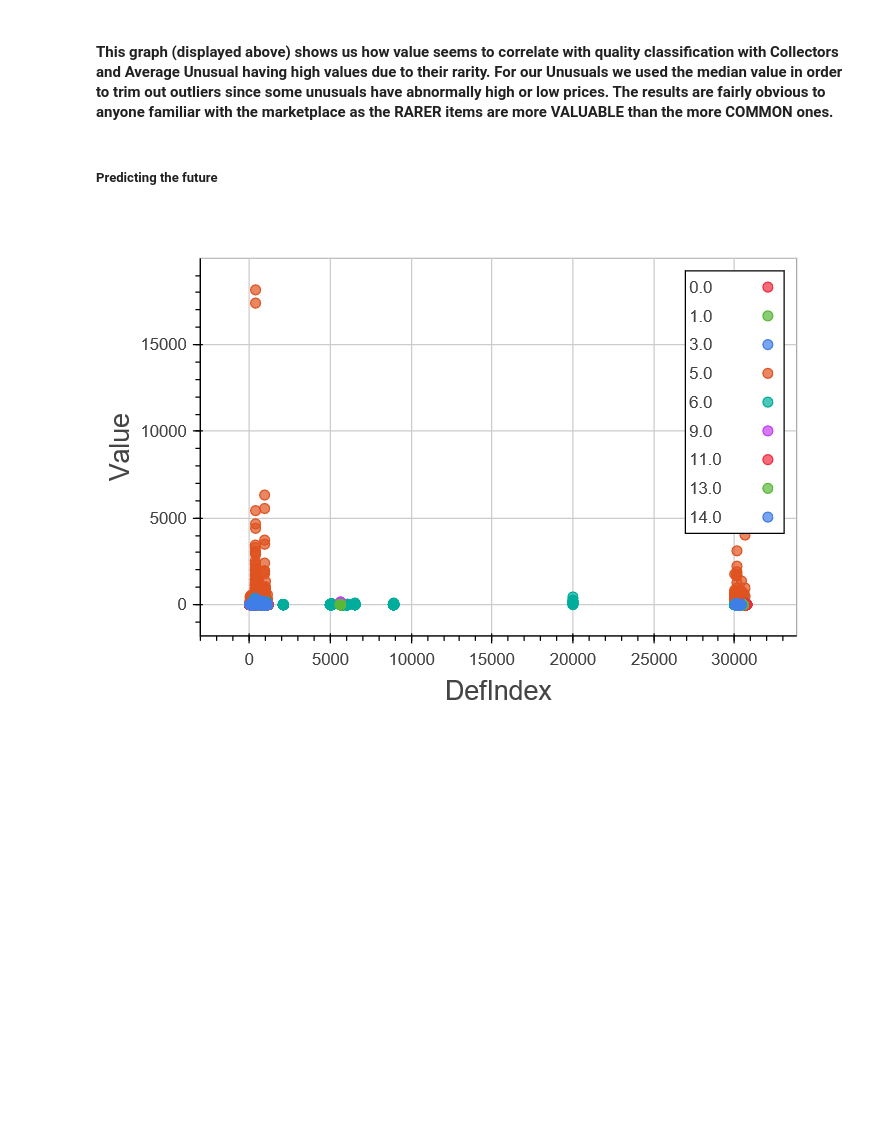
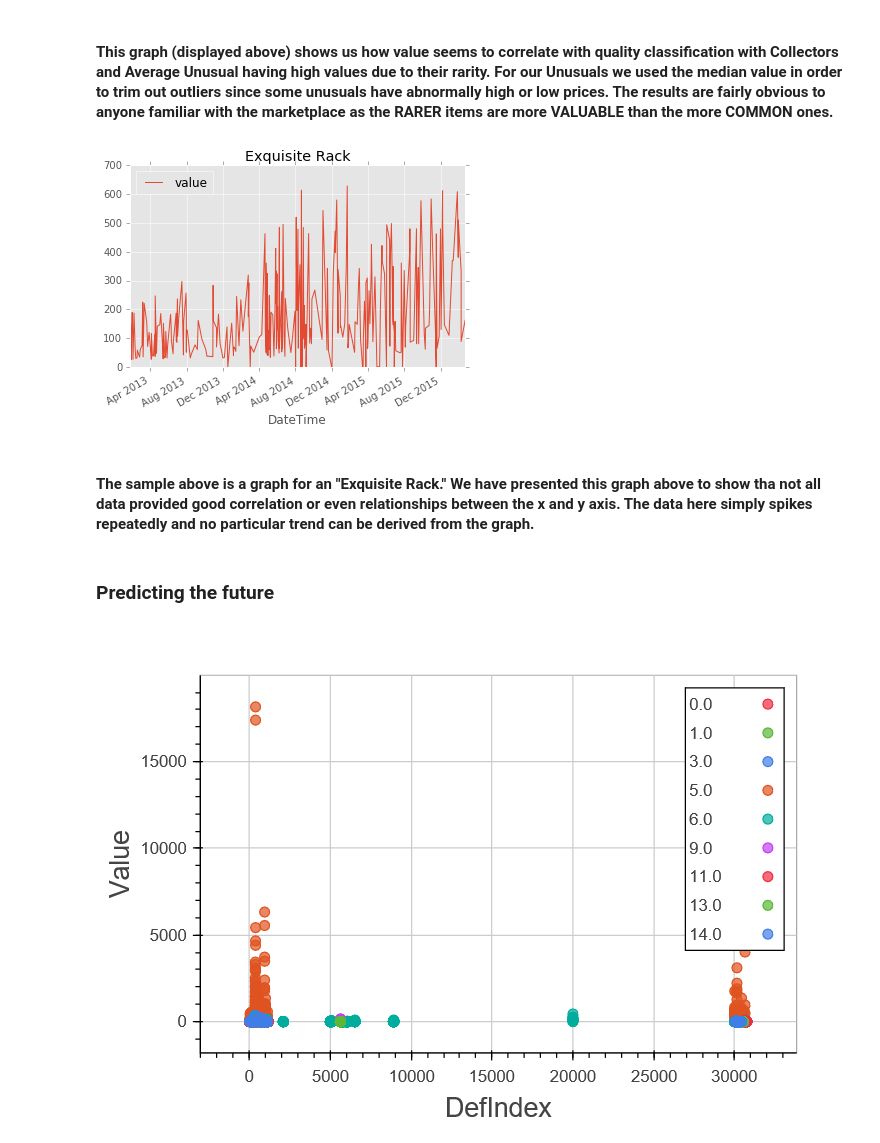
Before and after one commit to NithinPerumal/SteamMarketAnalysis, a Jupyter notebook: IPython Notebook/FinalReport.ipynb, the cells around one changed output. Cells and saved outputs as stored; diff of their text form; code cells hidden in the pictures; blank space fills up the shorter version.

```diff
--- a/IPython Notebook/FinalReport.ipynb
+++ b/IPython Notebook/FinalReport.ipynb
@@ -388,8 +394,14 @@ Image('Images/StainlessPotQualityValueComparison.png')
 [figure]
 # %% [markdown]
 #### This graph (displayed above) shows us how value seems to correlate with quality classification with Collectors and Average Unusual having high values due to their rarity.  For our Unusuals we used the median value in order to trim out outliers since some unusuals have abnormally high or low prices.  The results are fairly obvious to anyone familiar with the marketplace as the RARER items are more VALUABLE than the more COMMON ones.
+# %%
+Image('Images/BadData.png')
+# %% [output]
+[figure, added]
+# %% [markdown]
+#### The sample above is a graph for an "Exquisite Rack."  We have presented this graph above to  show tha not all data provided good correlation or even relationships between the x and y axis.  The data here simply spikes repeatedly and no particular trend can be derived from the graph.
 # %% [markdown]
-##### Predicting the future
+### Predicting the future
 # %%
 Image('Images/PredictQuality_Trees.png')
 # %% [output]
```
Also changed, not shown: parts of 5 cells of this notebook, 1 other file.
